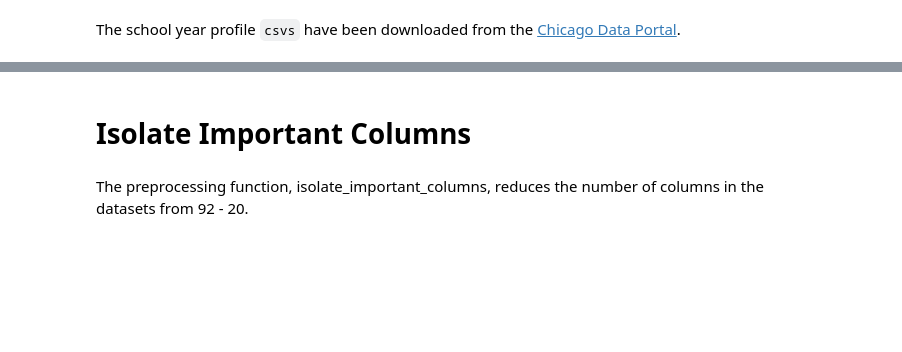
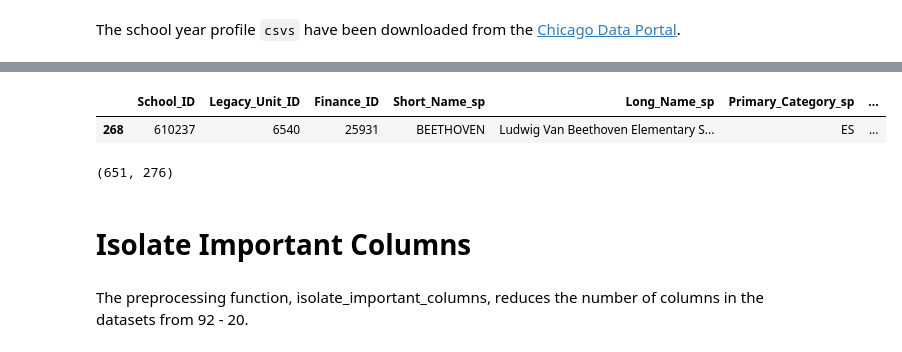
Before and after one commit to j-max/CPS_GradRate_Analysis, a Jupyter notebook: notebooks/preprocessing.ipynb, the cells around one changed output, grey strips where cells are left out. Saved outputs shown, nothing was run; the diff lists cells and outputs as text; code cells hidden in the pictures; blank space fills up the shorter version.

```diff
--- a/notebooks/preprocessing.ipynb
+++ b/notebooks/preprocessing.ipynb
@@ -44,3 +62,13 @@ len(df_dict['2017-2018'].columns)
+# %%
+sy_1819.merged_df.sample()
+# %% [output]
+|  | School_ID | Legacy_Unit_ID | Finance_ID | Short_Name_sp | Long_Name_sp | Primary_Category_sp | ... |
+| 268 | 610237 | 6540 | 25931 | BEETHOVEN | Ludwig Van Beethoven Elementary S... | ES | ... |
+# %%
+# As one would expect, the merged dataframe has 651 rows and 276 columns:
+sy_1819.merged_df.shape
+# %% [output]
+(651, 276)
 # %% [markdown]
 # Isolate Important Columns
 # %% [markdown]
```
Also changed, not shown: parts of 14 cells of this notebook, 1 other file.
